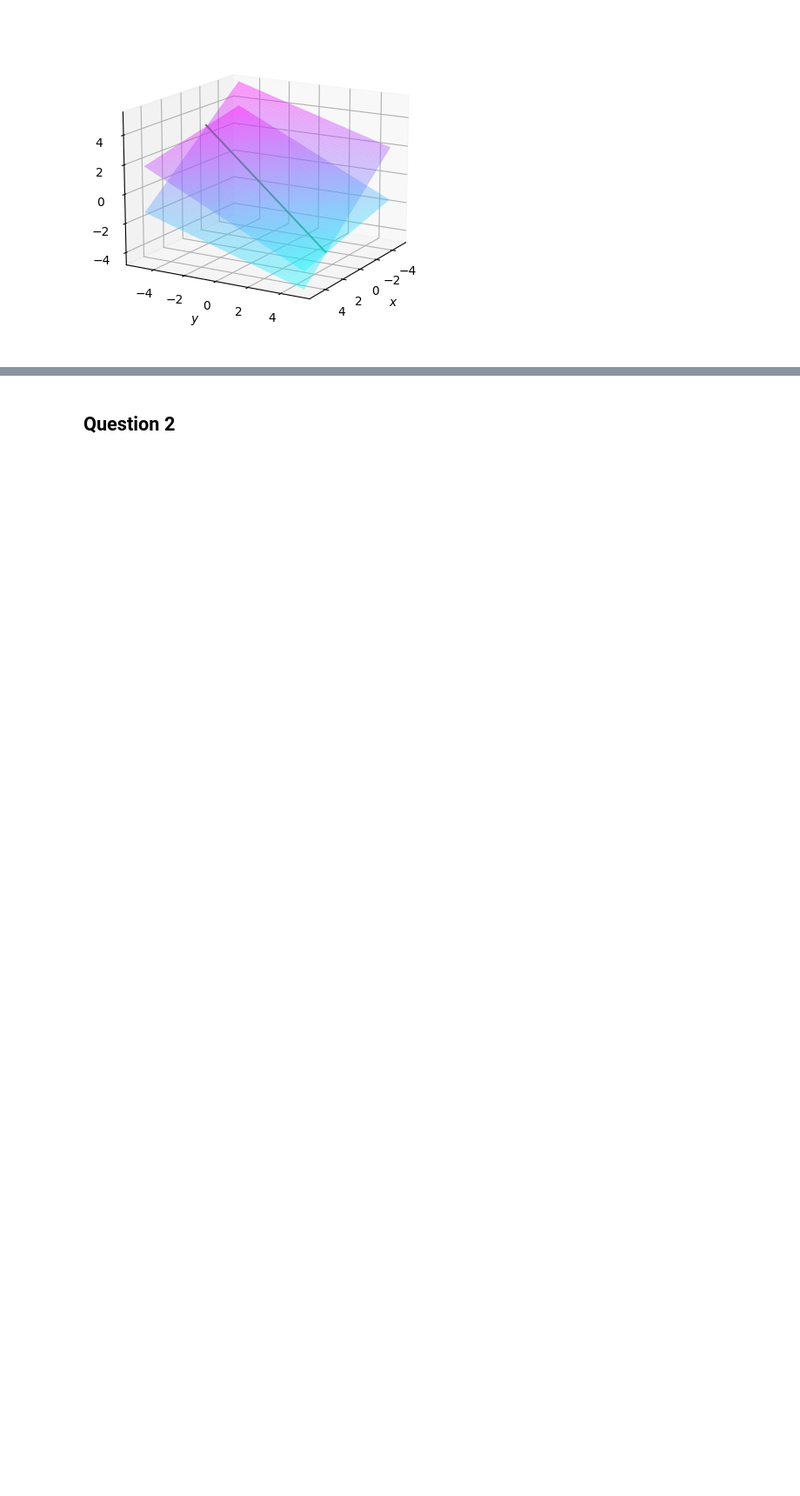
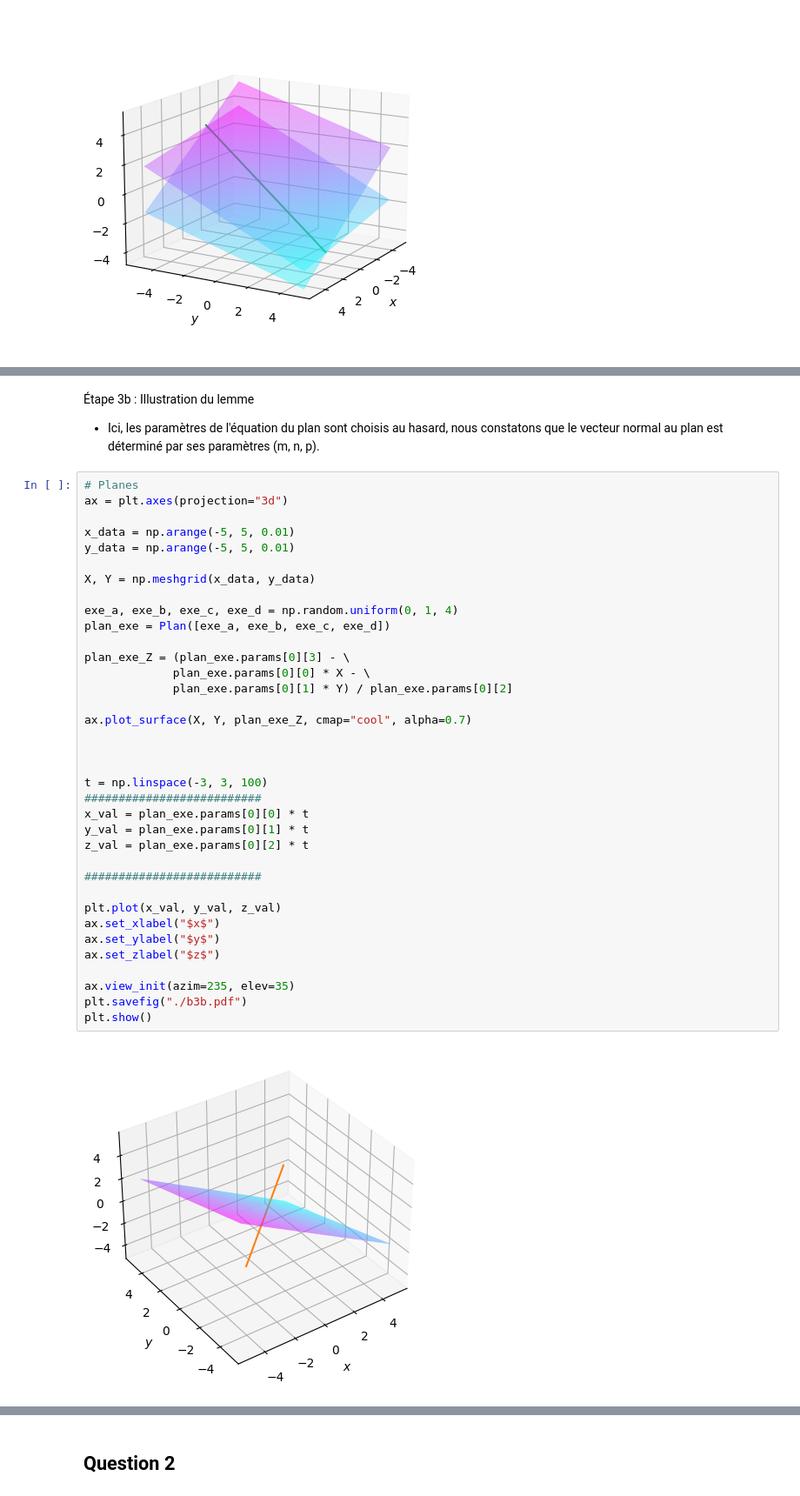
Before and after one commit to Languisher/Projects-2023, a Jupyter notebook: Projet_AL/Projet_Final.ipynb, the cells around one changed output, grey strips where cells are left out. Shown at 87% size. Saved outputs shown, nothing was run; the diff lists cells and outputs as text; blank space fills up the shorter version.

```diff
--- a/Projet_AL/Projet_Final.ipynb
+++ b/Projet_AL/Projet_Final.ipynb
@@ -635,0 +623,42 @@ plt.show()
+# %% [markdown]
+Étape 3b : Illustration du lemme
+
+- Ici, les paramètres de l'équation du plan sont choisis au hasard, nous constatons que le vecteur normal au plan est déterminé par ses paramètres (m, n, p).
+# %%
+# Planes
+ax = plt.axes(projection="3d")
+
+x_data = np.arange(-5, 5, 0.01)
+y_data = np.arange(-5, 5, 0.01)
+
+X, Y = np.meshgrid(x_data, y_data)
+
+exe_a, exe_b, exe_c, exe_d = np.random.uniform(0, 1, 4)
+plan_exe = Plan([exe_a, exe_b, exe_c, exe_d])
+
+plan_exe_Z = (plan_exe.params[0][3] - \
+             plan_exe.params[0][0] * X - \
+             plan_exe.params[0][1] * Y) / plan_exe.params[0][2]
+
+ax.plot_surface(X, Y, plan_exe_Z, cmap="cool", alpha=0.7)
+
+
+
+t = np.linspace(-3, 3, 100)
+##########################
+x_val = plan_exe.params[0][0] * t
+y_val = plan_exe.params[0][1] * t
+z_val = plan_exe.params[0][2] * t
+
+##########################
+
+plt.plot(x_val, y_val, z_val)
+ax.set_xlabel("$x$")
+ax.set_ylabel("$y$")
+ax.set_zlabel("$z$")
+
+ax.view_init(azim=235, elev=35)
+plt.savefig("./b3b.pdf")
+plt.show()
+# %% [output]
+[figure, added]
```
Also changed, not shown: parts of 34 cells of this notebook, 12 other files.
